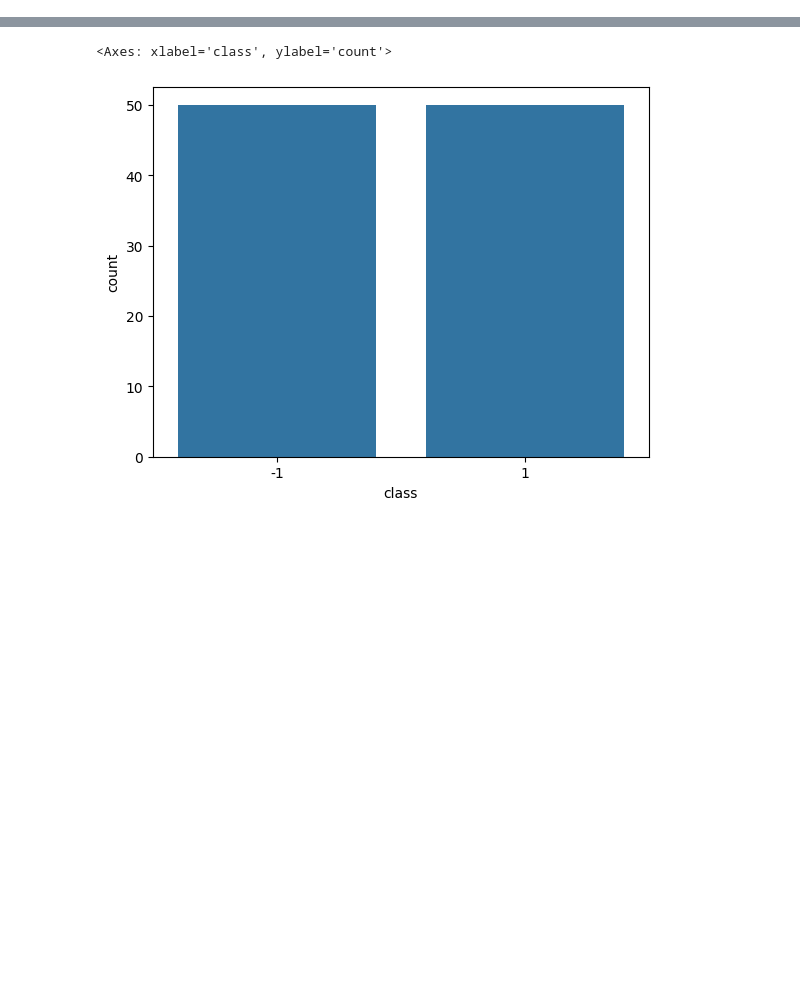
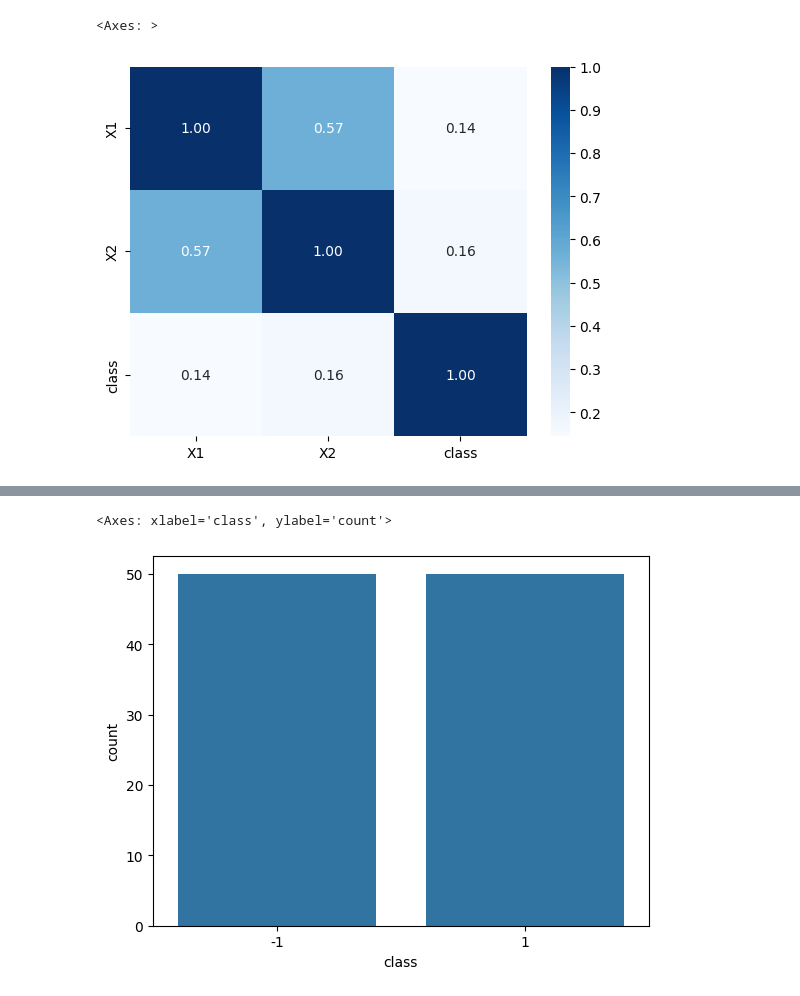
Before and after one commit to BenSerg/ML-labs-polytech, a Jupyter notebook: Neural Networks/lab2.ipynb, the cells around one changed output, grey strips where cells are left out. Cells and saved outputs as stored; diff of their text form; code cells hidden in the pictures; blank space fills up the shorter version.

```diff
--- a/Neural Networks/lab2.ipynb
+++ b/Neural Networks/lab2.ipynb
@@ -25,0 +38,5 @@ nn_1.name = 'nn_1'
+# %%
+sns.heatmap(nn_1.corr(), annot=True, cmap='Blues', fmt='.2f')
+# %% [output]
+<Axes: >
+[figure, added]
```
Also changed, not shown: parts of 12 cells of this notebook.
